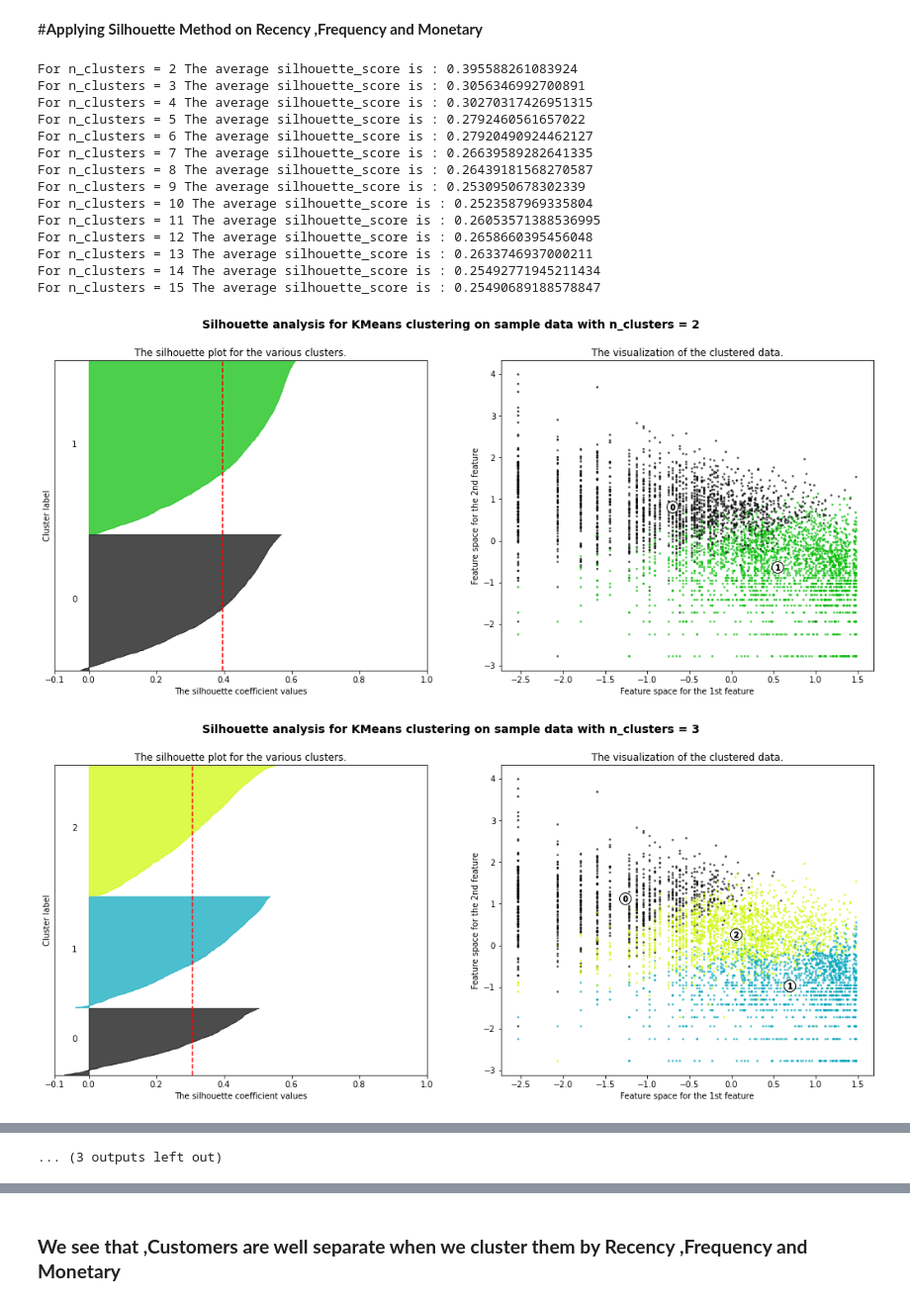
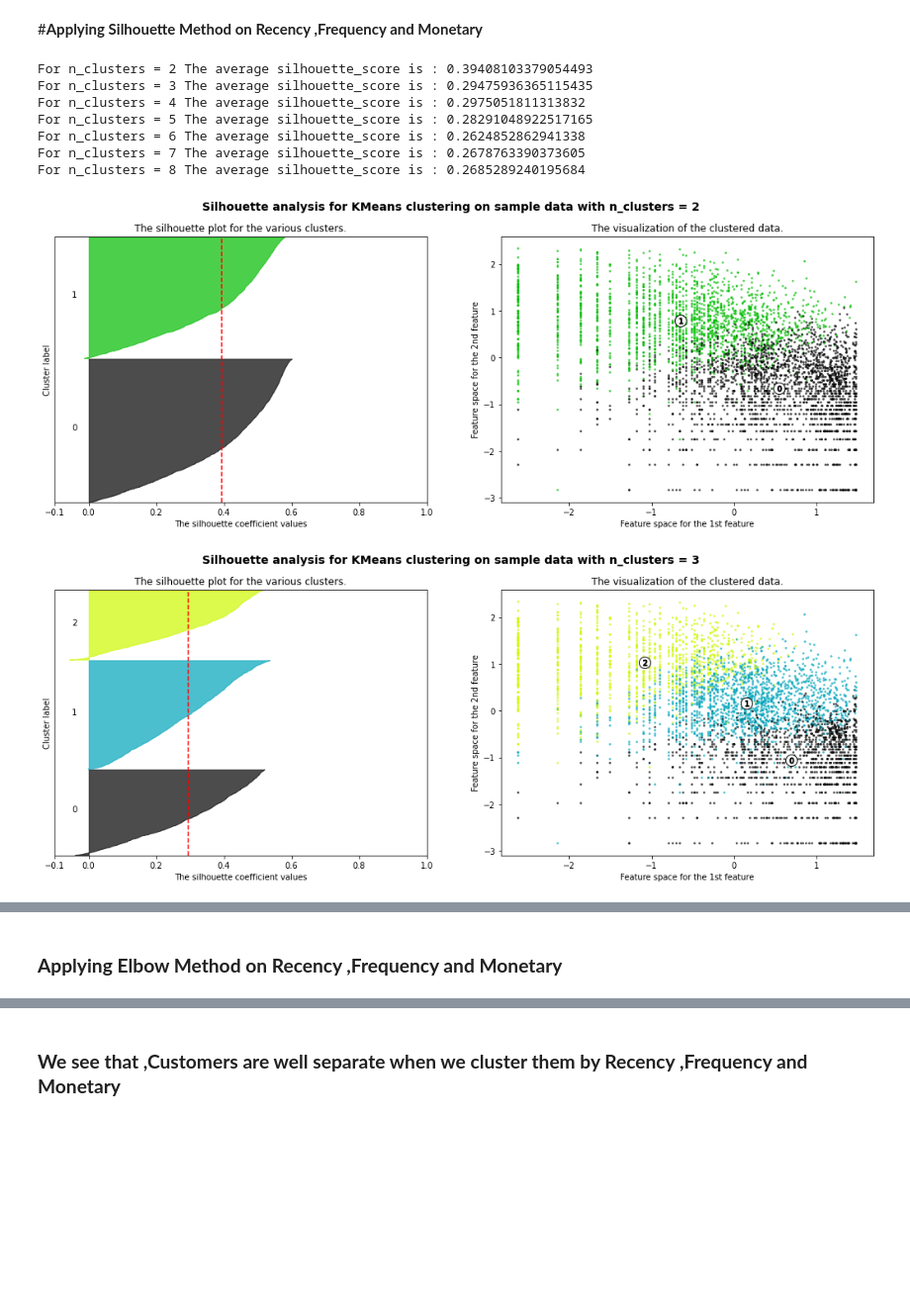
Before and after one commit to Malikarbaaz/Online_Retail_Customer_Segmentation, a Jupyter notebook: Online_Retail_Customer_Segmentation_Capstone_Project.ipynb, the cells around one changed output, grey strips where cells are left out. Shown at 99% size. Drawn from its saved outputs; the diff is of its cells as text; code cells hidden in the pictures; blank space fills up the shorter version.

```diff
--- a/Online_Retail_Customer_Segmentation_Capstone_Project.ipynb
+++ b/Online_Retail_Customer_Segmentation_Capstone_Project.ipynb
@@ -521,0 +615,7 @@ rfm_df.reset_index().head()
+# %%
+# After removing outliers again check the boxplot for Recency, Frequency and Monetary
+plt.rcParams['figure.figsize'] = [12,8]
+sns.boxplot(data = rfm_df[['Recency','Frequency','Monetary']])
+plt.title("Outliers Variable Distribution", size = 18, weight = 'bold')
+plt.ylabel("Range", size = 15)
+plt.xlabel("Attribute - Recency", size = 15)
@@ -676,0 +742,6 @@ Name: RFMScore, dtype: int64
+# %%
+# Assign Loyalty level to each customer
+Loyalty_Level = ['Platinum', 'Gold', 'Silver', 'Bronze']
+Score_cuts = pd.qcut(rfm_df.RFMScore, q =4, labels = Loyalty_Level)
+rfm_df['RFM_Loyalty_Level'] = Score_cuts.values
+rfm_df.reset_index().head()
@@ -682,13 +775,0 @@ Name: RFMScore, dtype: int64
-# %%
-# plotting for Quantity variable
-fig = plt.figure(figsize=(10, 7))
-ax = fig.gca()
-df.boxplot(column = ['Quantity'], color="red", ax = ax)
-plt.show()
-
-
-# plot for UnitPrice variable
-fig = plt.figure(figsize=(10, 7))
-ax = fig.gca()
-df.boxplot(column = ['UnitPrice'], color="purple", ax = ax)
-plt.show()
@@ -721,6 +775,0 @@ df = remove_outliers(df = df, column = 'UnitPrice')
-# %%
-# After removing outliers
-fig = plt.figure(figsize=(10, 7))
-ax = fig.gca()
-df.boxplot(column = ['Quantity'], color="red", ax = ax)
-plt.show()
@@ -761,12 +800,12 @@ import matplotlib.pyplot as plt
 import matplotlib.cm as cm
 import numpy as np
 
-range_n_clusters = [2,3,4,5,6,7,8,9,10,11,12,13,14,15]
+range_n_clusters = [2,3,4,5,6,7,8]
 
 for n_clusters in range_n_clusters:
     # Create a subplot with 1 row and 2 columns
     fig, (ax1, ax2) = plt.subplots(1, 2)
-    fig.set_size_inches(18, 7)
+    fig.set_size_inches(18, 6)
 
     # The 1st subplot is the silhouette plot
     # The silhouette coefficient can range from -1, 1 but in this example all
@@ -821,46 +860,39 @@ for n_clusters in range_n_clusters:
     # The vertical line for average silhouette score of all the values
     ax1.axvline(x=silhouette_avg, color="red", linestyle="--")
 
     ax1.set_yticks([])  # Clear the yaxis labels / ticks
     ax1.set_xticks([-0.1, 0, 0.2, 0.4, 0.6, 0.8, 1])
 
     # 2nd Plot showing the actual clusters formed
     colors = cm.nipy_spectral(cluster_labels.astype(float) /n_clusters)
     ax2.scatter(X[:, 0], X[:, 1], marker='.', s=30, lw=0, alpha=0.7,
                 c=colors, edgecolor='k')
 
     # Labeling the clusters
     centers = clusterer.cluster_centers_
     # Draw white circles at cluster centers
     ax2.scatter(centers[:, 0], centers[:, 1], marker='o',
                 c="white", alpha=1, s=200, edgecolor='k')
 
     for i, c in enumerate(centers):
         ax2.scatter(c[0], c[1], marker='$%d$' % i, alpha=1,
                     s=50, edgecolor='k')
 
     ax2.set_title("The visualization of the clustered data.")
     ax2.set_xlabel("Feature space for the 1st feature")
     ax2.set_ylabel("Feature space for the 2nd feature")
     plt.suptitle(("Silhouette analysis for KMeans clustering on sample data "
                   "with n_clusters = %d" % n_clusters),
                  fontsize=14, fontweight='bold')
 
 plt.show()
 # %% [output]
-For n_clusters = 2 The average silhouette_score is : 0.395588261083924
-For n_clusters = 3 The average silhouette_score is : 0.3056346992700891
-For n_clusters = 4 The average silhouette_score is : 0.30270317426951315
-For n_clusters = 5 The average silhouette_score is : 0.2792460561657022
-For n_clusters = 6 The average silhouette_score is : 0.27920490924462127
-For n_clusters = 7 The average silhouette_score is : 0.26639589282641335
-For n_clusters = 8 The average silhouette_score is : 0.26439181568270587
-For n_clusters = 9 The average silhouette_score is : 0.2530950678302339
-For n_clusters = 10 The average silhouette_score is : 0.2523587969335804
-For n_clusters = 11 The average silhouette_score is : 0.26053571388536995
-For n_clusters = 12 The average silhouette_score is : 0.2658660395456048
-For n_clusters = 13 The average silhouette_score is : 0.2633746937000211
-For n_clusters = 14 The average silhouette_score is : 0.25492771945211434
-For n_clusters = 15 The average silhouette_score is : 0.25490689188578847
+For n_clusters = 2 The average silhouette_score is : 0.39408103379054493
+For n_clusters = 3 The average silhouette_score is : 0.29475936365115435
+For n_clusters = 4 The average silhouette_score is : 0.2975051811313832
+For n_clusters = 5 The average silhouette_score is : 0.28291048922517165
+For n_clusters = 6 The average silhouette_score is : 0.2624852862941338
+For n_clusters = 7 The average silhouette_score is : 0.2678763390373605
+For n_clusters = 8 The average silhouette_score is : 0.2685289240195684
-[figure, old version]
+[figure, new version]
-[figure, old version]
+[figure, new version]
@@ -876 +904,2 @@ For n_clusters = 15 The average silhouette_score is : 0.25490689188578847
-... (3 outputs left out)
+# %% [markdown]
+### **Applying Elbow Method on Recency ,Frequency and Monetary**
```
Also changed, not shown: parts of 119 cells of this notebook.
